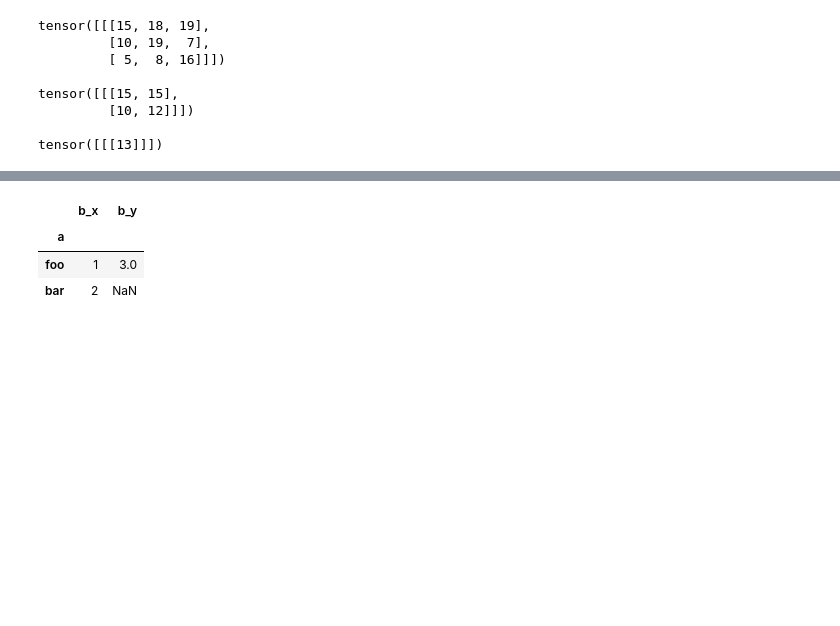
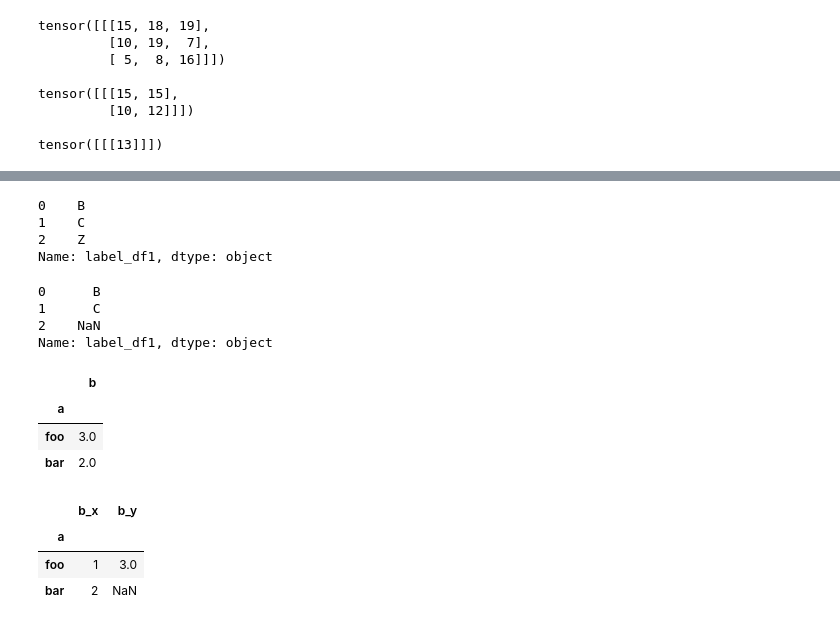
Before and after one commit to Guo-bot-1998/Appendicitis, a Jupyter notebook: Viewdata.ipynb, the cells around one changed output, grey strips where cells are left out. Cells and saved outputs as stored; diff of their text form; code cells hidden in the pictures; blank space fills up the shorter version.

```diff
--- a/Viewdata.ipynb
+++ b/Viewdata.ipynb
@@ -524,0 +533,7 @@ foo  3
+# %%
+merged_df['label_df1'].combine_first(merged_df['label_df2'])
+# %% [output]
+0    B
+1    C
+2    Z
+Name: label_df1, dtype: object
@@ -525,3 +542,21 @@ foo  3
+# %%
+merged_df['label_df1']
+# %% [output]
+0      B
+1      C
+2    NaN
+Name: label_df1, dtype: object
+# %%
+df1.update(df2)
+# %%
+df1.update(df2)
+# %%
+df1
+# %% [output]
+|  | b |
+| a |  |
+| foo | 3.0 |
+| bar | 2.0 |
 # %%
 df1.merge(df2, how='outer', left_on='a', right_on='a')
 # %% [output]
```
Also changed, not shown: parts of 5 cells of this notebook.
